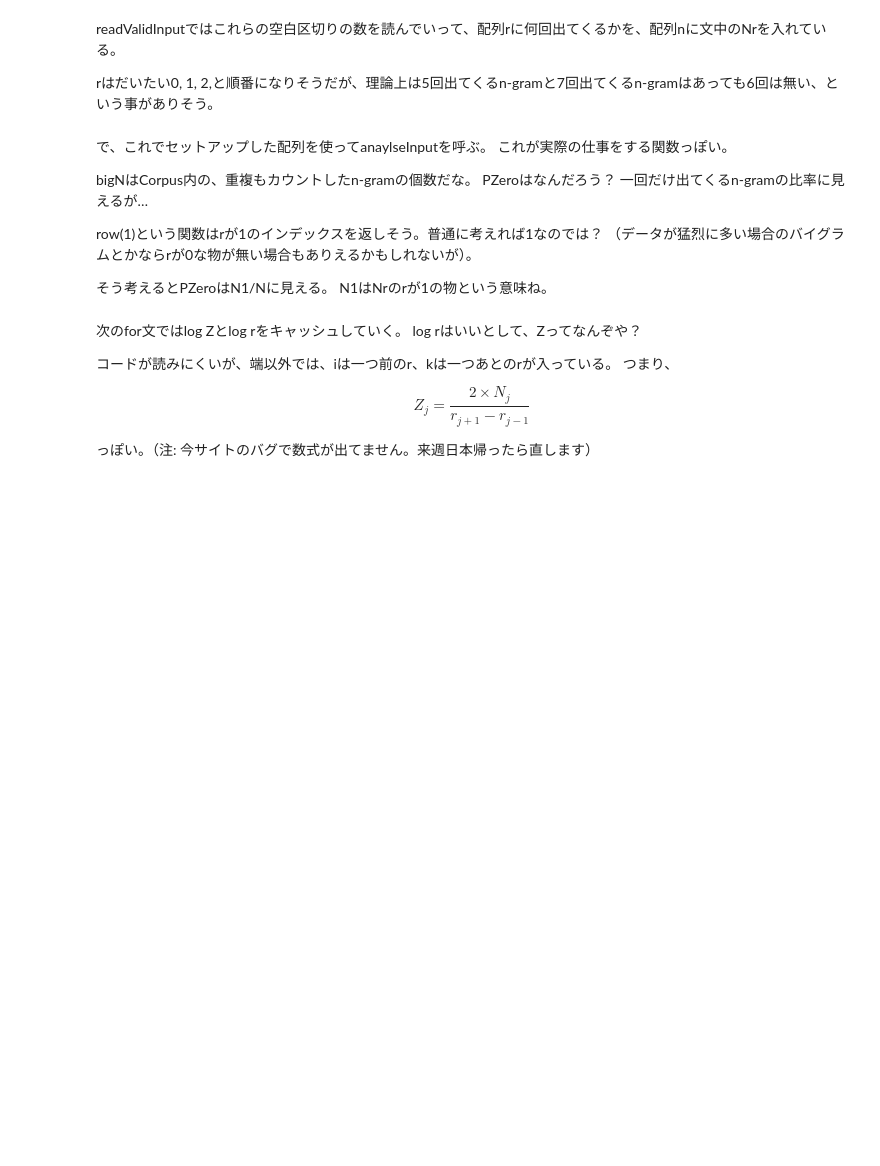
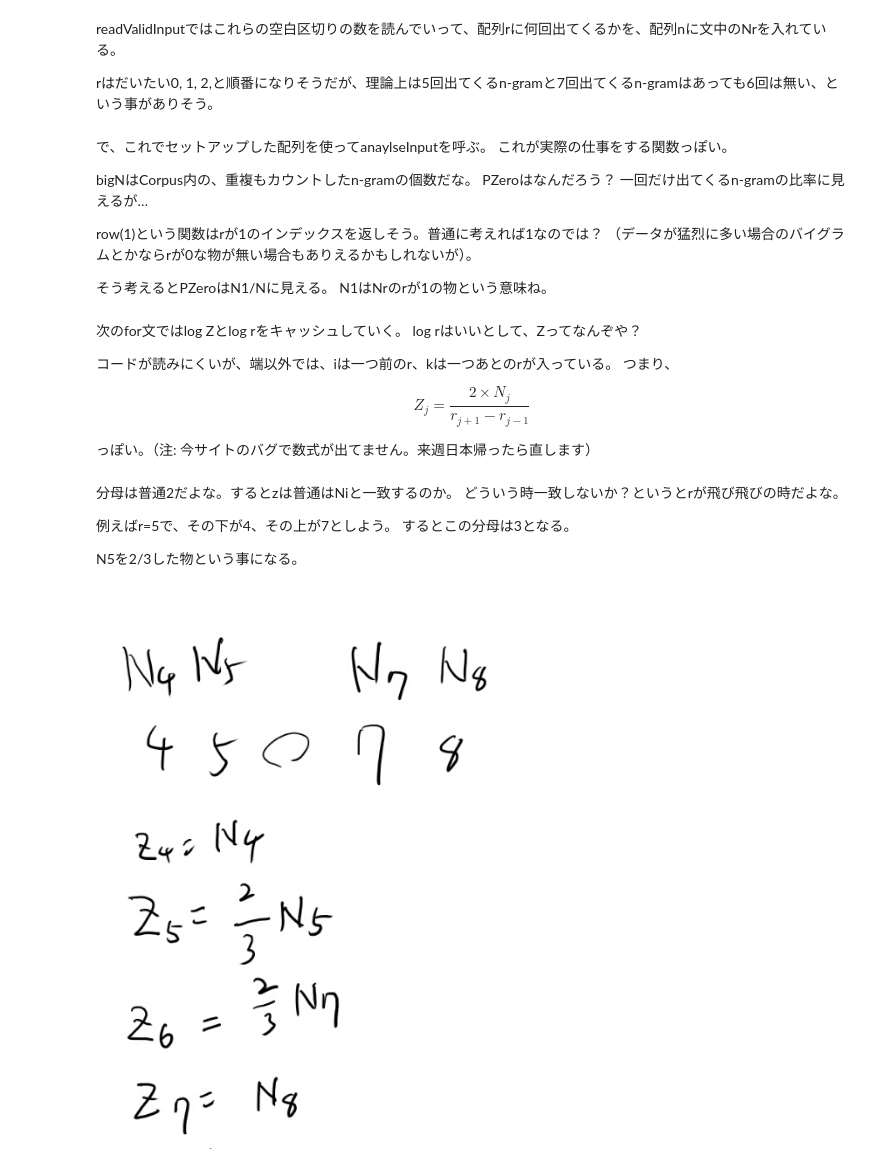
Before and after one commit to karino2/karino2.github.io, a Jupyter notebook: ipynb/2018-11-07-195900.ipynb, the cells around one changed output. Saved outputs shown, nothing was run; the diff lists cells and outputs as text; code cells hidden in the pictures; blank space fills up the shorter version.

```diff
--- a/ipynb/2018-11-07-195900.ipynb
+++ b/ipynb/2018-11-07-195900.ipynb
@@ -478,3 +478,15 @@ log rはいいとして、Zってなんぞや？
 $$Z_j = \frac{2 \times N_j}{r_{j+1}-r_{j-1}} $$
 
 っぽい。（注: 今サイトのバグで数式が出てません。来週日本帰ったら直します）
+# %% [markdown]
+分母は普通2だよな。するとzは普通はNiと一致するのか。
+どういう時一致しないか？というとrが飛び飛びの時だよな。
+
+例えばr=5で、その下が4、その上が7としよう。
+するとこの分母は3となる。
+
+N5を2/3した物という事になる。
+# %%
+MeatPieImage()
+# %% [output]
+[figure, added]
```
Also changed, not shown: parts of 7 cells of this notebook.
